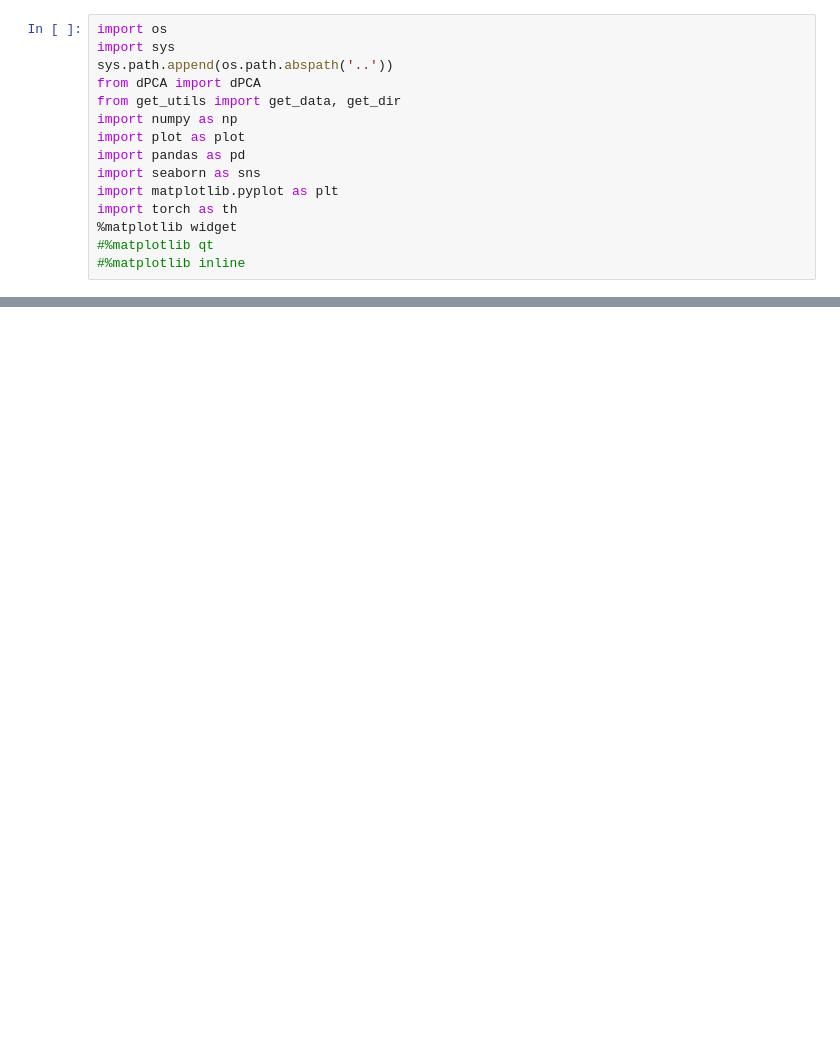
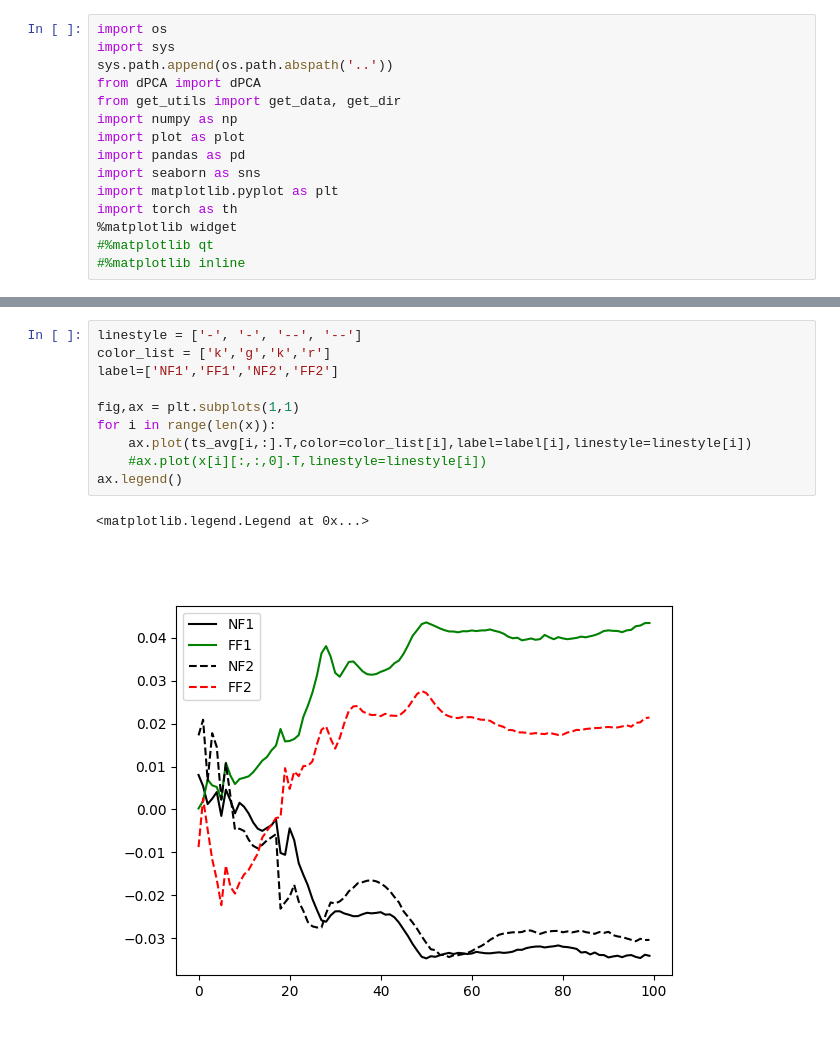
Before and after one commit to mshahbazi1997/MotorSavingModel, a Jupyter notebook: notebooks/Latent_dpca.ipynb, the cells around one changed output, grey strips where cells are left out. Drawn from its saved outputs; the diff is of its cells as text; blank space fills up the shorter version.

```diff
--- a/notebooks/Latent_dpca.ipynb
+++ b/notebooks/Latent_dpca.ipynb
@@ -56,3 +67,16 @@ Z = dpca.transform(np.concatenate((X_1,X_2),axis=2))
+# %%
+linestyle = ['-', '-', '--', '--']
+color_list = ['k','g','k','r']
+label=['NF1','FF1','NF2','FF2']
+
+fig,ax = plt.subplots(1,1)
+for i in range(len(x)):
+    ax.plot(ts_avg[i,:].T,color=color_list[i],label=label[i],linestyle=linestyle[i])
+    #ax.plot(x[i][:,:,0].T,linestyle=linestyle[i])
+ax.legend()
+# %% [output]
+<matplotlib.legend.Legend at 0x...>
+[figure, added]
 # %%
 #names = ['time','target','learning','learningxtime','target x learning']
 names = ['time','target','learning','target x learning']
```
Also changed, not shown: parts of 3 cells of this notebook, 4 other files.
